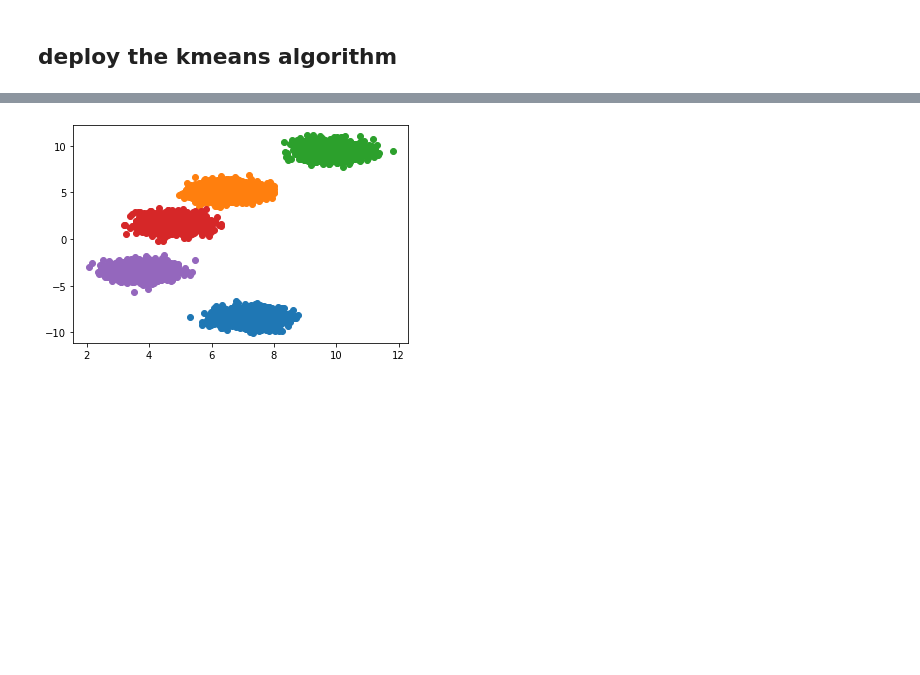
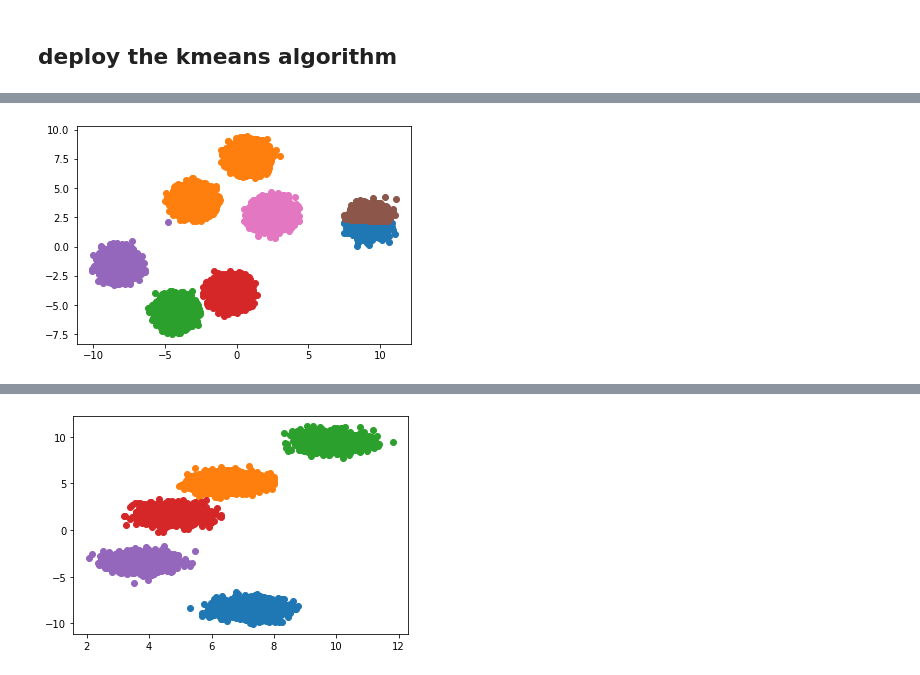
Before and after one commit to anthonycyy/kmeans_cluster, a Jupyter notebook: kmeans.ipynb, the cells around one changed output, grey strips where cells are left out. Drawn from its saved outputs; the diff is of its cells as text; code cells hidden in the pictures; blank space fills up the shorter version.

```diff
--- a/kmeans.ipynb
+++ b/kmeans.ipynb
@@ -48,27 +48,14 @@ def kmeans_c(datas,num_clusters):
 # %%
 #kmeans++ initialization
 def kmeans_init(datas,num_clusters):
-    p=int(np.log10(len(datas)))
     clusters=[]
     clusters.append(datas[np.random.choice(range(len(datas)))])
     for i_ in range(1,num_clusters):
-        d={}
-        total=0
-        for i,data in enumerate(datas):
-            d[i]=min([np.linalg.norm(data-clusters[j]) for j in range(i_)])
-            total+=d[i]
-        l=[]
-        max_proba=0
-        for i,data in enumerate(datas):
-            proba=d[i]/total
-            l+=[data]*int(proba*pow(10,p))
-            if proba>max_proba:
-                max_proba=proba
-                max_i=i
-        if l==[]:
-            clusters.append(datas[max_i])
-        else:
-            clusters.append(l[np.random.choice(range(len(l)))])
+        d=[]
+        for data in datas:
+            d.append(min([np.linalg.norm(data-clusters[j]) for j in range(i_)]))
+        probas=np.array(d)/sum(d)
+        clusters.append(datas[np.random.choice(range(len(datas)),p=probas)])
     return clusters
 # %%
 def kmeans_c_init(datas,num_clusters):
@@ -107,0 +95,6 @@ plot_kmeans_c(d)
+# %%
+X, y = make_blobs(n_samples=90000, centers=7, cluster_std=0.5)
+d=kmeans_c_init(X,7)
+plot_kmeans_c(d)
+# %% [output]
+[figure, added]
```
Also changed, not shown: parts of 4 cells of this notebook.
